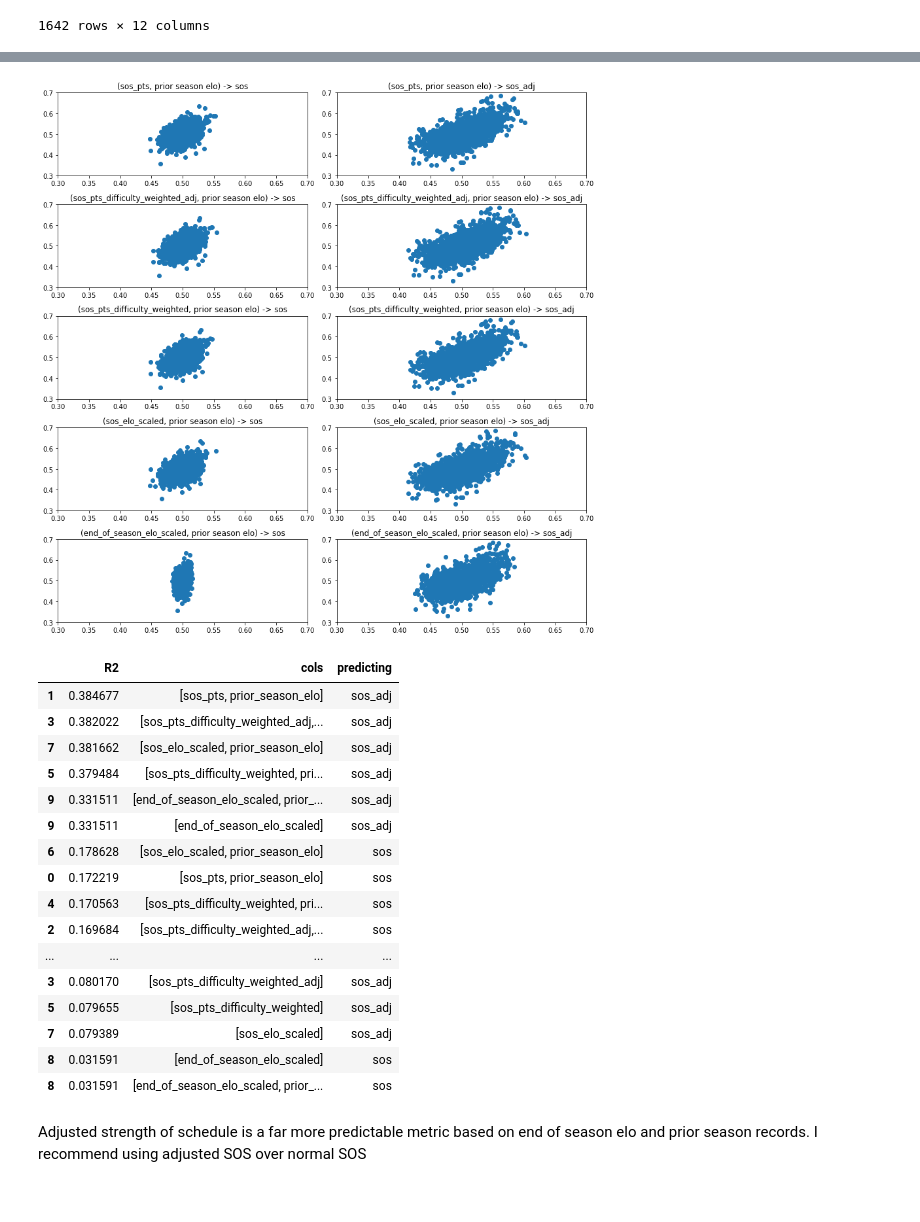
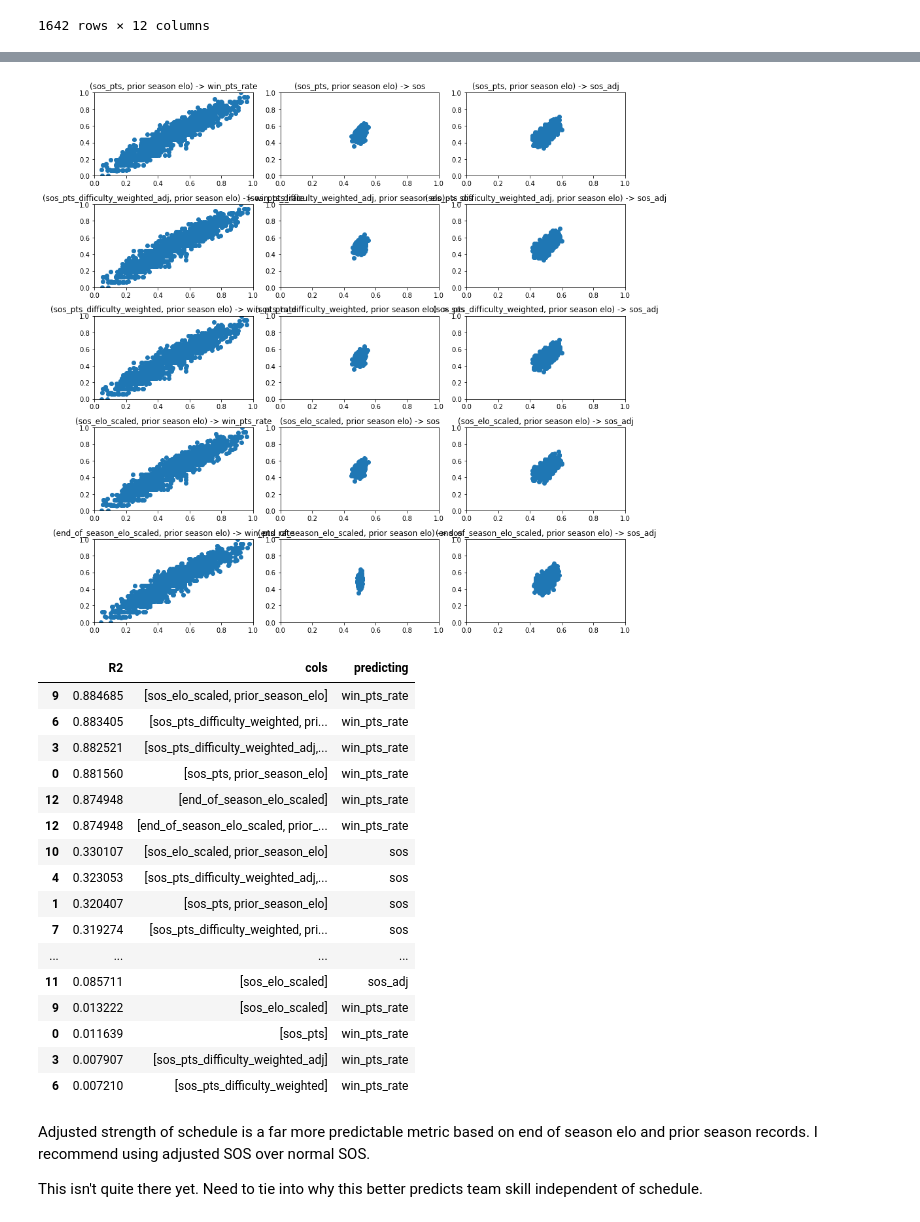
Before and after one commit to rogerfitz/tutorials, a Jupyter notebook: adjusted_strength_of_schedule/0_Strength_of_Schedule_Analysis.ipynb, the cells around one changed output, grey strips where cells are left out. Saved outputs shown, nothing was run; the diff lists cells and outputs as text; code cells hidden in the pictures.

Commit message:
Added some results of metrics

```diff
--- a/adjusted_strength_of_schedule/0_Strength_of_Schedule_Analysis.ipynb
+++ b/adjusted_strength_of_schedule/0_Strength_of_Schedule_Analysis.ipynb
@@ -530,7 +530,8 @@ future_sos
 # %%
 season_records.index.name="team"
 # %%
-dataset=future_sos[['season','sos_pts','sos_pts_difficulty_weighted','sos_pts_difficulty_weighted_adj','sos_elo']].reset_index().merge(season_records.reset_index()[['season','team','sos','sos_adj','end_of_season_elo']], on=["season","team"])
+dataset=future_sos[['season','sos_pts','sos_pts_difficulty_weighted','sos_pts_difficulty_weighted_adj','sos_elo']].reset_index().merge(
+    season_records.reset_index()[['season','team','sos','sos_adj','win_pts_rate','end_of_season_elo']], on=["season","team"])
 dataset
 # %% [output]
 |  | team | season | sos_pts | sos_pts_difficulty_weighted | sos_pts_difficulty_weighted_adj | sos_elo | sos | sos_adj | ... |
@@ -584,11 +585,11 @@ dataset.describe()
 import altair as alt
 source = dataset
 columns=['sos_pts', 'sos_pts_difficulty_weighted_adj', 'sos_pts_difficulty_weighted','sos_elo_scaled','end_of_season_elo_scaled']
-rows=['sos', 'sos_adj']
+rows=['win_pts_rate','sos', 'sos_adj']
 
 chart=alt.Chart(source).mark_circle().encode(
-    alt.X(alt.repeat("column"), type='quantitative', scale=alt.Scale(domain=(.3,.7))),
-    alt.Y(alt.repeat("row"), type='quantitative', scale=alt.Scale(domain=(.3,.7))),
+    alt.X(alt.repeat("column"), type='quantitative', scale=alt.Scale(domain=(0,1))),
+    alt.Y(alt.repeat("row"), type='quantitative', scale=alt.Scale(domain=(0,1))),
 ).properties(
     width=150,
     height=150
@@ -628,8 +629,8 @@ for i,x_col in enumerate(columns):
         x_space=np.linspace(0,1,100)
         ax.scatter(res.fittedvalues, y, )
         ax.set_title(f"{x_col} -> {y_col}")
-        ax.set_xlim(left=.3,right=.7)
-        ax.set_ylim(bottom=.3,top=.7)
+        ax.set_xlim(left=0,right=1)
+        ax.set_ylim(bottom=0,top=1)
 fig.tight_layout()
 plt.show()
 model_metrics_all=pd.concat([model_metrics_all,pd.DataFrame(model_metrics).sort_values(by=["R2"])])
@@ -650,52 +656,52 @@ model_metrics_all
 # %%
 
 
 fig, axes = plt.subplots(len(columns),len(rows),figsize=(12, 12))
 model_metrics=[]
 for i,x_col in enumerate(columns):
     for j,y_col in enumerate(rows):
         X=dataset[[x_col,'end_of_season_elo_scaled']]
         X = sm.add_constant(X)
         y = dataset[y_col]
         model = sm.OLS(y, X)
         res = model.fit()
         model_metrics.append({
             "R2": res.rsquared,
             "cols": [x_col,"prior_season_elo"],
             "predicting": y_col
         })
 
         pred_ols = res.get_prediction()
         iv_l = pred_ols.summary_frame()["obs_ci_lower"]
         iv_u = pred_ols.summary_frame()["obs_ci_upper"]
         ax=axes[i][j]
         x_space=np.linspace(0,1,100)
         ax.scatter(res.fittedvalues, y, )
         ax.set_title(f"({x_col}, prior season elo) -> {y_col}")
-        ax.set_xlim(left=.3,right=.7)
-        ax.set_ylim(bottom=.3,top=.7)
+        ax.set_xlim(left=0,right=1)
+        ax.set_ylim(bottom=0,top=1)
 fig.tight_layout()
 plt.show()
 model_metrics_all=pd.concat([model_metrics_all,pd.DataFrame(model_metrics).sort_values(by=["R2"])])
 # %% [output]
-[figure, old version]
+[figure, new version]
 # %%
 model_metrics_all.sort_values(by=["R2"],ascending=False)
 # %% [output]
 |  | R2 | cols | predicting |
-| 1 | 0.384677 | [sos_pts, prior_season_elo] | sos_adj |
-| 3 | 0.382022 | [sos_pts_difficulty_weighted_adj,... | sos_adj |
-| 7 | 0.381662 | [sos_elo_scaled, prior_season_elo] | sos_adj |
-| 5 | 0.379484 | [sos_pts_difficulty_weighted, pri... | sos_adj |
-| 9 | 0.331511 | [end_of_season_elo_scaled, prior_... | sos_adj |
-| 9 | 0.331511 | [end_of_season_elo_scaled] | sos_adj |
-| 6 | 0.178628 | [sos_elo_scaled, prior_season_elo] | sos |
-| 0 | 0.172219 | [sos_pts, prior_season_elo] | sos |
-| 4 | 0.170563 | [sos_pts_difficulty_weighted, pri... | sos |
-| 2 | 0.169684 | [sos_pts_difficulty_weighted_adj,... | sos |
+| 9 | 0.884685 | [sos_elo_scaled, prior_season_elo] | win_pts_rate |
+| 6 | 0.883405 | [sos_pts_difficulty_weighted, pri... | win_pts_rate |
+| 3 | 0.882521 | [sos_pts_difficulty_weighted_adj,... | win_pts_rate |
+| 0 | 0.881560 | [sos_pts, prior_season_elo] | win_pts_rate |
+| 12 | 0.874948 | [end_of_season_elo_scaled] | win_pts_rate |
+| 12 | 0.874948 | [end_of_season_elo_scaled, prior_... | win_pts_rate |
+| 10 | 0.330107 | [sos_elo_scaled, prior_season_elo] | sos |
+| 4 | 0.323053 | [sos_pts_difficulty_weighted_adj,... | sos |
+| 1 | 0.320407 | [sos_pts, prior_season_elo] | sos |
+| 7 | 0.319274 | [sos_pts_difficulty_weighted, pri... | sos |
 | ... | ... | ... | ... |
-| 3 | 0.080170 | [sos_pts_difficulty_weighted_adj] | sos_adj |
-| 5 | 0.079655 | [sos_pts_difficulty_weighted] | sos_adj |
-| 7 | 0.079389 | [sos_elo_scaled] | sos_adj |
-| 8 | 0.031591 | [end_of_season_elo_scaled] | sos |
-| 8 | 0.031591 | [end_of_season_elo_scaled, prior_... | sos |
+| 11 | 0.085711 | [sos_elo_scaled] | sos_adj |
+| 9 | 0.013222 | [sos_elo_scaled] | win_pts_rate |
+| 0 | 0.011639 | [sos_pts] | win_pts_rate |
+| 3 | 0.007907 | [sos_pts_difficulty_weighted_adj] | win_pts_rate |
+| 6 | 0.007210 | [sos_pts_difficulty_weighted] | win_pts_rate |
@@ -702,2 +710,4 @@ model_metrics_all.sort_values(by=["R2"],ascending=False)
 # %% [markdown]
-Adjusted strength of schedule is a far more predictable metric based on end of season elo and prior season records. I recommend using adjusted SOS over normal SOS
+Adjusted strength of schedule is a far more predictable metric based on end of season elo and prior season records. I recommend using adjusted SOS over normal SOS.
+
+This isn't quite there yet. Need to tie into why this better predicts team skill independent of schedule.
```
Also changed, not shown: parts of 6 cells of this notebook, 3 other files.
